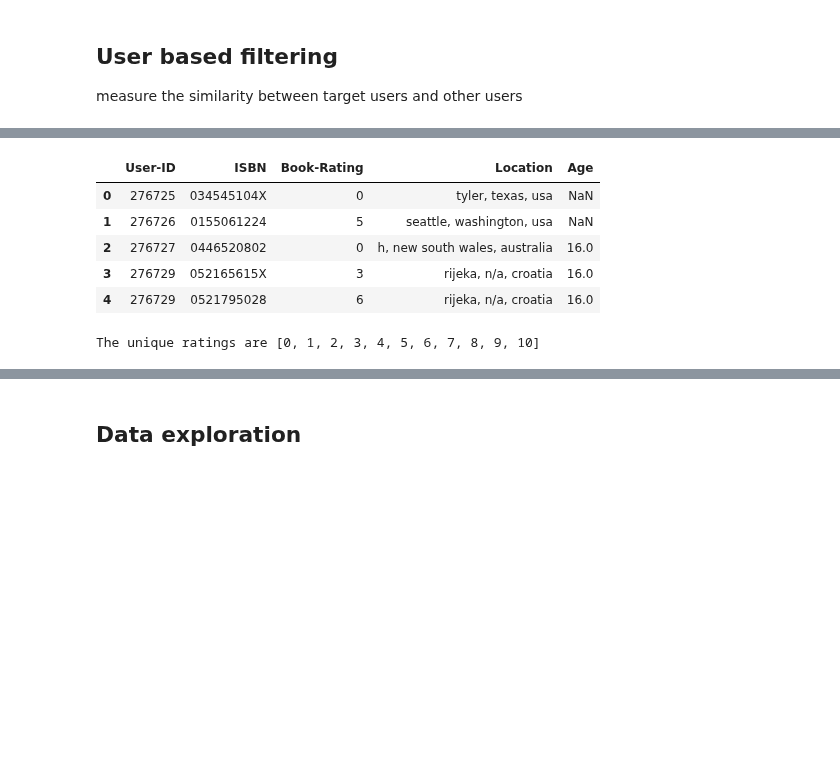
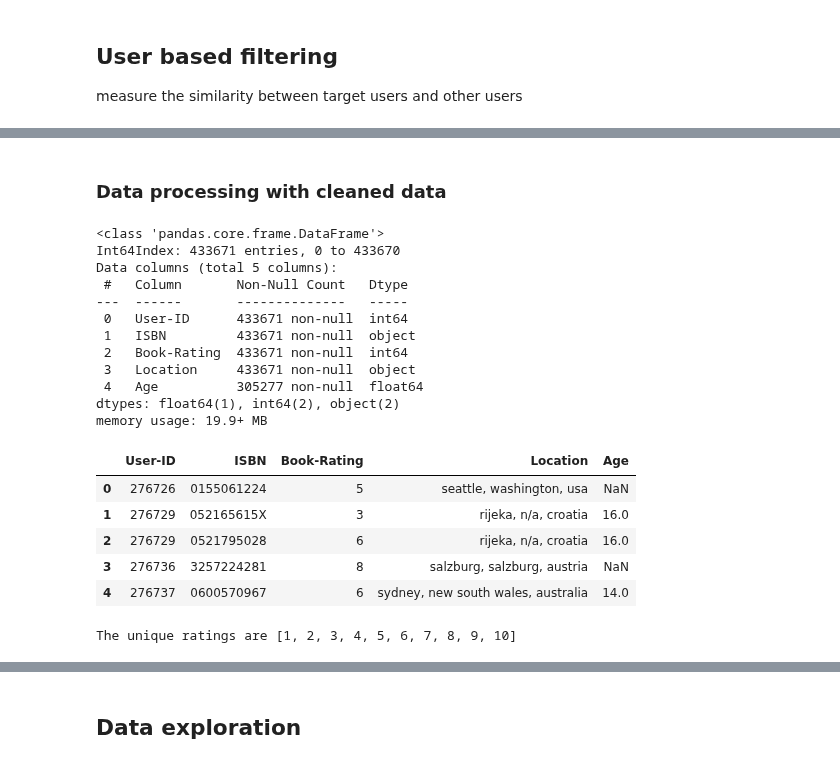
Before and after one commit to marinaepitropaki/BookRecommendationSystem, a Jupyter notebook: lukas.ipynb, the cells around one changed output, grey strips where cells are left out. Drawn from its saved outputs; the diff is of its cells as text; code cells hidden in the pictures; blank space fills up the shorter version.

```diff
--- a/lukas.ipynb
+++ b/lukas.ipynb
@@ -20,0 +43,2 @@ user_rating_df = ratings_df.merge(user_df, left_on = 'User-ID', right_on = 'User
+# %%
+ratings_df_clean = ratings_df[(ratings_df != 0)["Book-Rating"]]
@@ -36,13 +139,29 @@ memory usage: 52.6+ MB
+# %% [markdown]
+### Data processing with cleaned data
 # %%
-user_rating_df.head()
+user_rating_df_clean = ratings_df_clean.merge(user_df, left_on = 'User-ID', right_on = 'User-ID')
+user_rating_df_clean.info()
+user_rating_df_clean.head()
 # %% [output]
+<class 'pandas.core.frame.DataFrame'>
+Int64Index: 433671 entries, 0 to 433670
+Data columns (total 5 columns):
+ #   Column       Non-Null Count   Dtype
+---  ------       --------------   -----
+ 0   User-ID      433671 non-null  int64
+ 1   ISBN         433671 non-null  object
+ 2   Book-Rating  433671 non-null  int64
+ 3   Location     433671 non-null  object
+ 4   Age          305277 non-null  float64
+dtypes: float64(1), int64(2), object(2)
+memory usage: 19.9+ MB
 |  | User-ID | ISBN | Book-Rating | Location | Age |
-| 0 | 276725 | 034545104X | 0 | tyler, texas, usa | NaN |
-| 1 | 276726 | 0155061224 | 5 | seattle, washington, usa | NaN |
-| 2 | 276727 | 0446520802 | 0 | h, new south wales, australia | 16.0 |
-| 3 | 276729 | 052165615X | 3 | rijeka, n/a, croatia | 16.0 |
-| 4 | 276729 | 0521795028 | 6 | rijeka, n/a, croatia | 16.0 |
+| 0 | 276726 | 0155061224 | 5 | seattle, washington, usa | NaN |
+| 1 | 276729 | 052165615X | 3 | rijeka, n/a, croatia | 16.0 |
+| 2 | 276729 | 0521795028 | 6 | rijeka, n/a, croatia | 16.0 |
+| 3 | 276736 | 3257224281 | 8 | salzburg, salzburg, austria | NaN |
+| 4 | 276737 | 0600570967 | 6 | sydney, new south wales, australia | 14.0 |
 # %%
-print('The unique ratings are', sorted(user_rating_df['Book-Rating'].unique()))
+print('The unique ratings are', sorted(user_rating_df_clean['Book-Rating'].unique()))
 # %% [output]
-The unique ratings are [0, 1, 2, 3, 4, 5, 6, 7, 8, 9, 10]
+The unique ratings are [1, 2, 3, 4, 5, 6, 7, 8, 9, 10]
```
Also changed, not shown: parts of 49 cells of this notebook.
